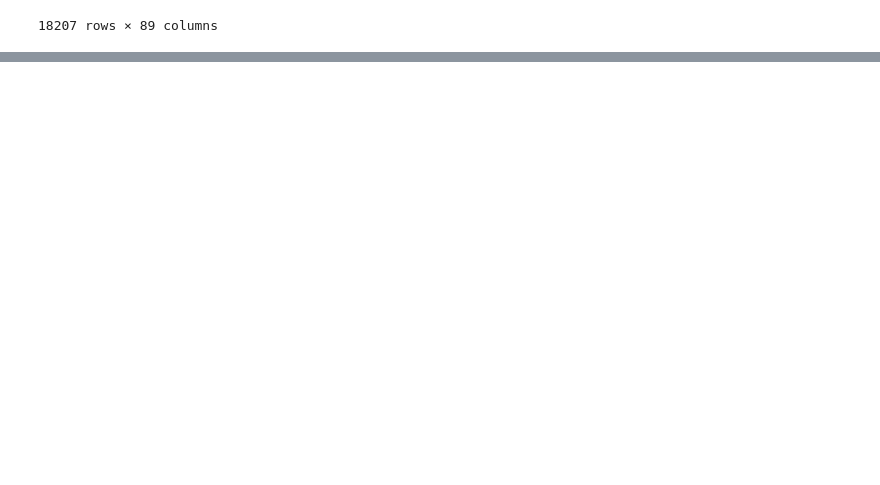
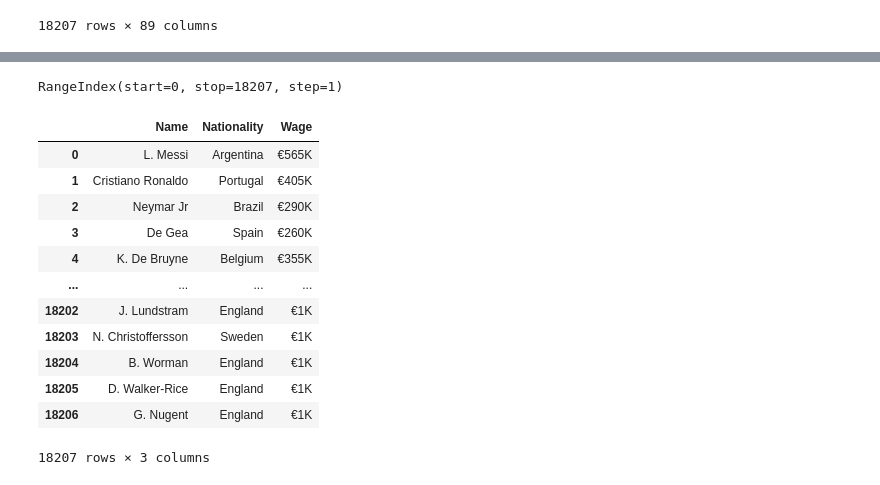
Before and after one commit to FelipeFelixhub/Data-Science-Fundamentos, a Jupyter notebook: pandas_fifa.ipynb, the cells around one changed output, grey strips where cells are left out. Cells and saved outputs as stored; diff of their text form; code cells hidden in the pictures; blank space fills up the shorter version.

```diff
--- a/pandas_fifa.ipynb
+++ b/pandas_fifa.ipynb
@@ -20,0 +57,20 @@ dados
+# %%
+dados.index
+# %% [output]
+RangeIndex(start=0, stop=18207, step=1)
+# %%
+dados[['Name','Nationality', 'Wage']]
+# %% [output]
+|  | Name | Nationality | Wage |
+| 0 | L. Messi | Argentina | €565K |
+| 1 | Cristiano Ronaldo | Portugal | €405K |
+| 2 | Neymar Jr | Brazil | €290K |
+| 3 | De Gea | Spain | €260K |
+| 4 | K. De Bruyne | Belgium | €355K |
+| ... | ... | ... | ... |
+| 18202 | J. Lundstram | England | €1K |
+| 18203 | N. Christoffersson | Sweden | €1K |
+| 18204 | B. Worman | England | €1K |
+| 18205 | D. Walker-Rice | England | €1K |
+| 18206 | G. Nugent | England | €1K |
+18207 rows × 3 columns
```
Also changed, not shown: parts of 6 cells of this notebook.
